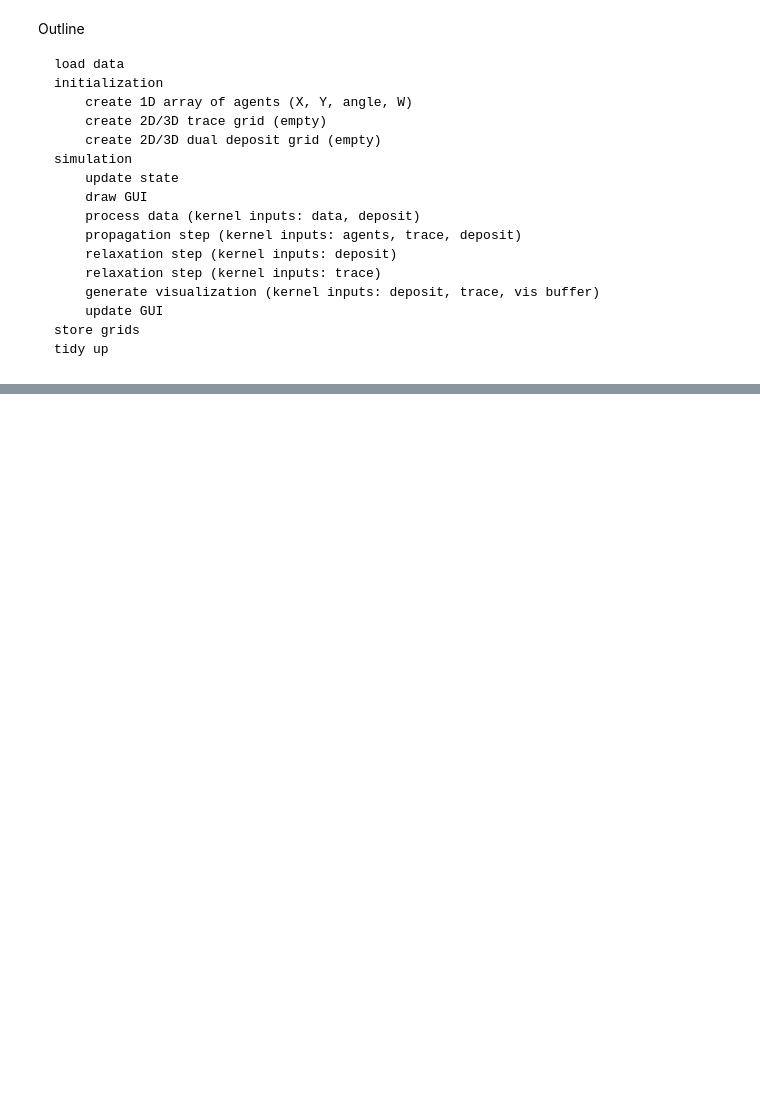
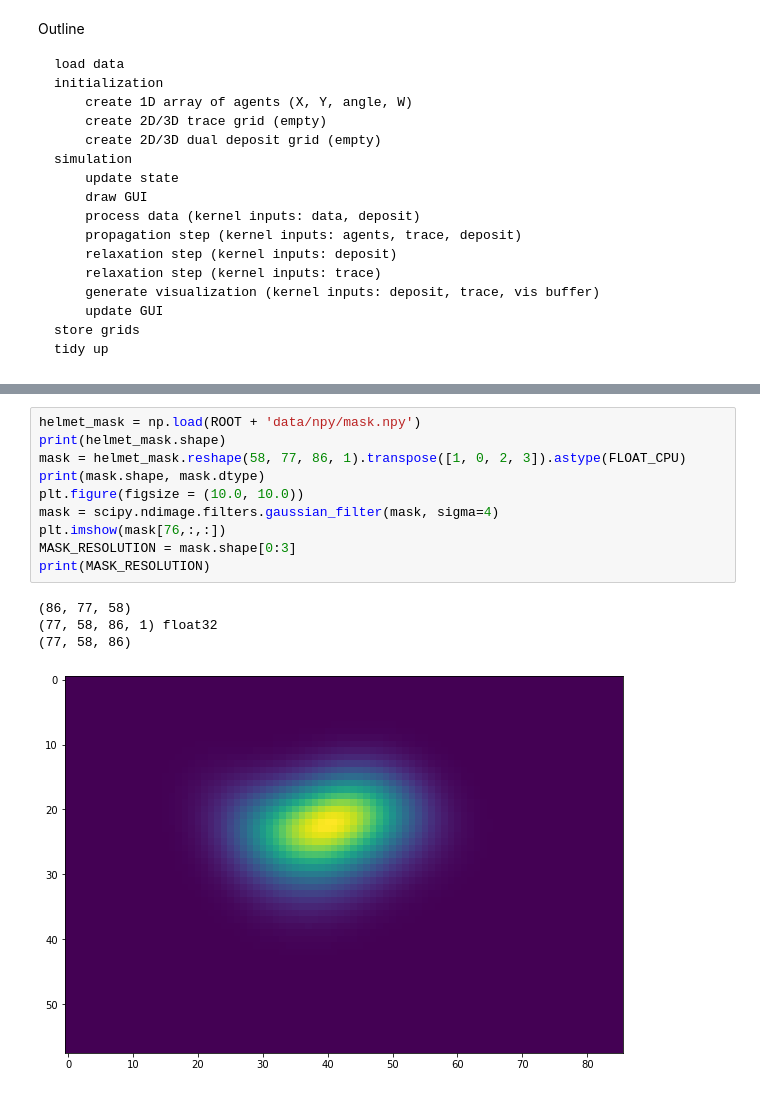
Before and after one commit to PolyPhyHub/PolyPhy, a Jupyter notebook: experiments/jupyter/PolyPhy_3D_mask_data.ipynb, the cells around one changed output, grey strips where cells are left out. Cells and saved outputs as stored; diff of their text form; blank space fills up the shorter version.

```diff
--- a/experiments/jupyter/PolyPhy_3D.ipynb
+++ b/experiments/jupyter/PolyPhy_3D_mask_data.ipynb
@@ -171,5 +177,20 @@ Agent sample: [21.959461  37.66721   37.79032    1.6444687  0.3252674  1.
 Number of agents: 1000000
 Number of data points: 1000
+# %%
+helmet_mask = np.load(ROOT + 'data/npy/mask.npy')
+print(helmet_mask.shape)
+mask = helmet_mask.reshape(58, 77, 86, 1).transpose([1, 0, 2, 3]).astype(FLOAT_CPU)
+print(mask.shape, mask.dtype)
+plt.figure(figsize = (10.0, 10.0))
+mask = scipy.ndimage.filters.gaussian_filter(mask, sigma=4)
+plt.imshow(mask[76,:,:])
+MASK_RESOLUTION = mask.shape[0:3]
+print(MASK_RESOLUTION)
+# %% [output]
+(86, 77, 58)
+(77, 58, 86, 1) float32
+(77, 58, 86)
+[figure, added]
 # %%
 ## Allocate GPU memory fields
 ## Keep in mind that the dimensions of these fields are important in the subsequent computations;
```
Also changed, not shown: parts of 9 cells of this notebook, 3 other files.
